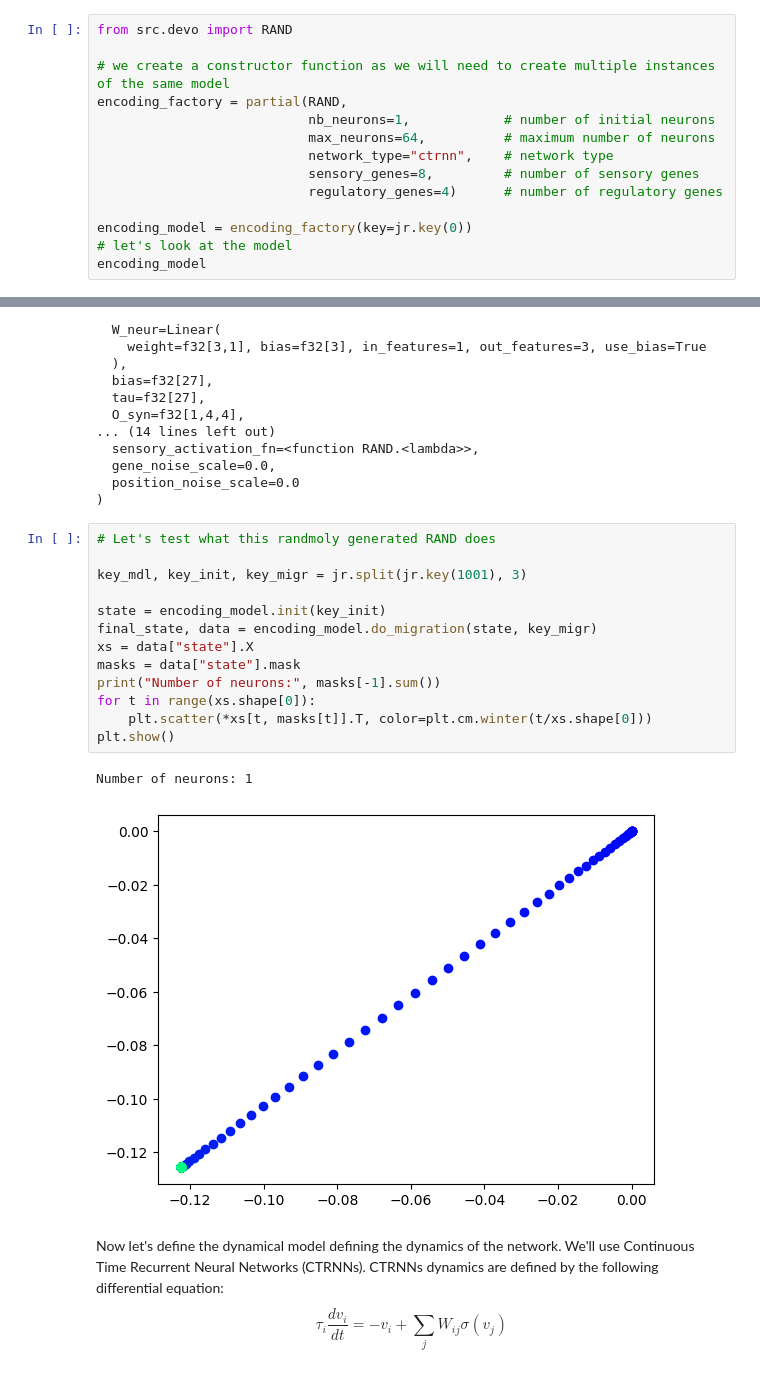
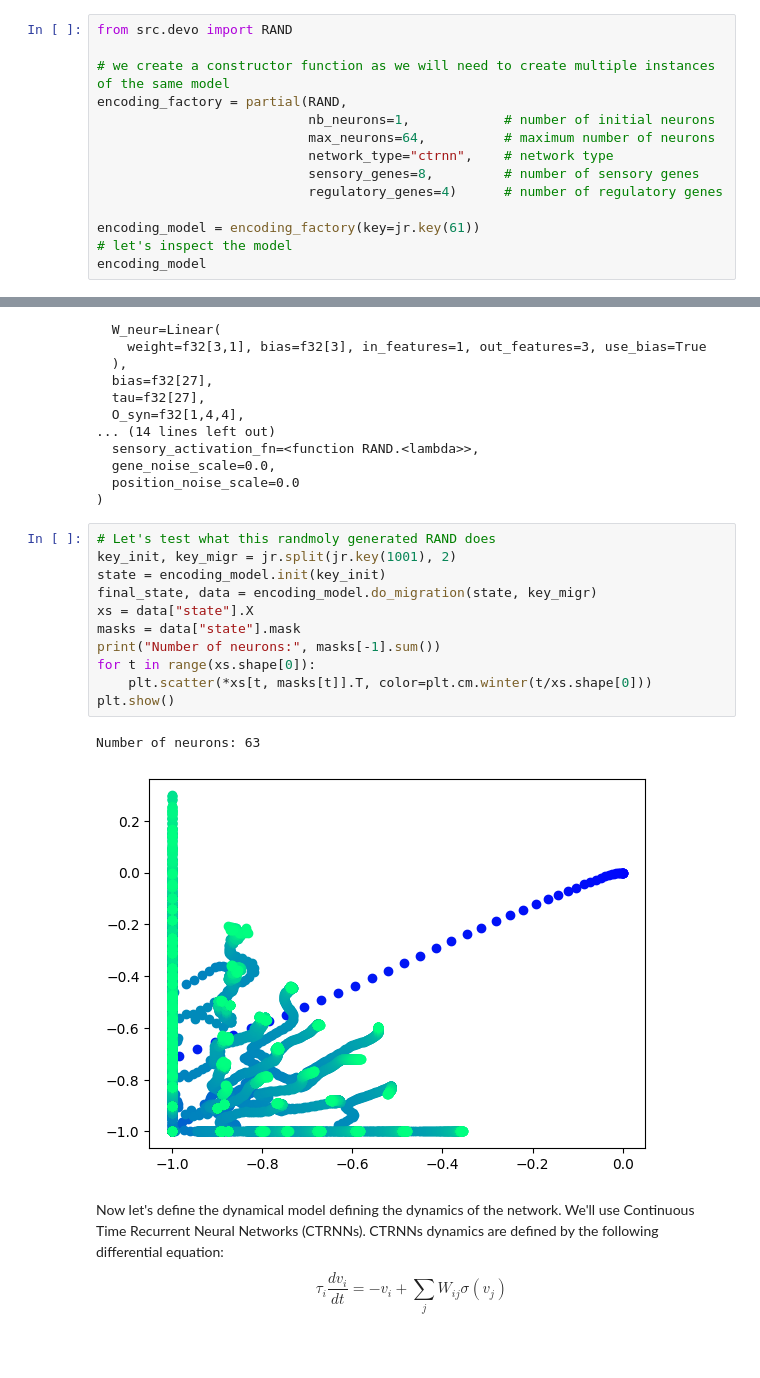
Before and after one commit to erwanplantec/ecoevodevox, a Jupyter notebook: notebooks/demo.ipynb, the cells around one changed output, grey strips where cells are left out. Saved outputs shown, nothing was run; the diff lists cells and outputs as text.

```diff
--- a/notebooks/demo.ipynb
+++ b/notebooks/demo.ipynb
@@ -48,8 +76,8 @@ encoding_factory = partial(RAND,
                            sensory_genes=8,         # number of sensory genes
                            regulatory_genes=4)      # number of regulatory genes
 
-encoding_model = encoding_factory(key=jr.key(0))
-# let's look at the model
+encoding_model = encoding_factory(key=jr.key(61))
+# let's inspect the model
 encoding_model
 # %% [output]
 RAND(
@@ -71,20 +99,18 @@ RAND(
 )
 # %%
 # Let's test what this randmoly generated RAND does
-
-key_mdl, key_init, key_migr = jr.split(jr.key(1001), 3)
-
+key_init, key_migr = jr.split(jr.key(1001), 2)
 state = encoding_model.init(key_init)
 final_state, data = encoding_model.do_migration(state, key_migr)
 xs = data["state"].X
 masks = data["state"].mask
 print("Number of neurons:", masks[-1].sum())
 for t in range(xs.shape[0]):
     plt.scatter(*xs[t, masks[t]].T, color=plt.cm.winter(t/xs.shape[0]))
 plt.show()
 # %% [output]
-Number of neurons: 1
+Number of neurons: 63
-[figure, old version]
+[figure, new version]
 # %% [markdown]
 Now let's define the dynamical model defining the dynamics of the network. We'll use Continuous Time Recurrent Neural Networks (CTRNNs). CTRNNs dynamics are defined by the following differential equation:
 $$
```
Also changed, not shown: parts of 9 cells of this notebook, 3 other files.
